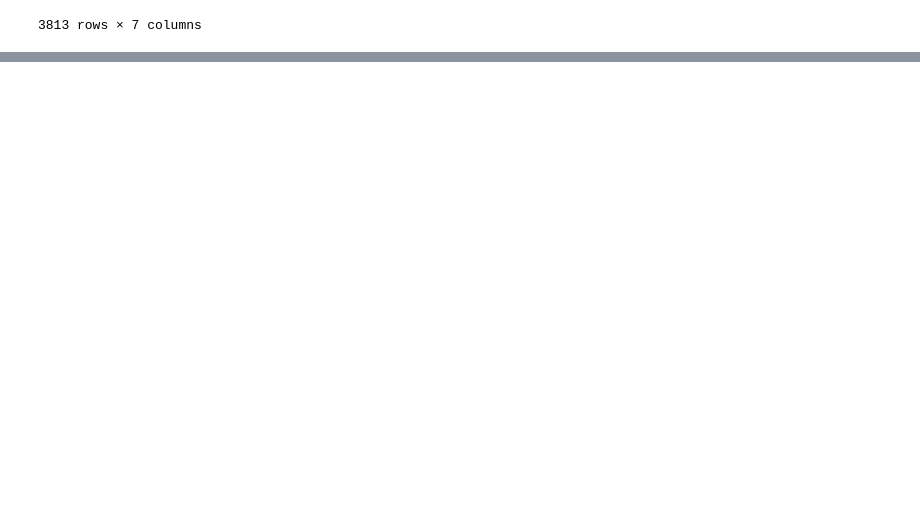
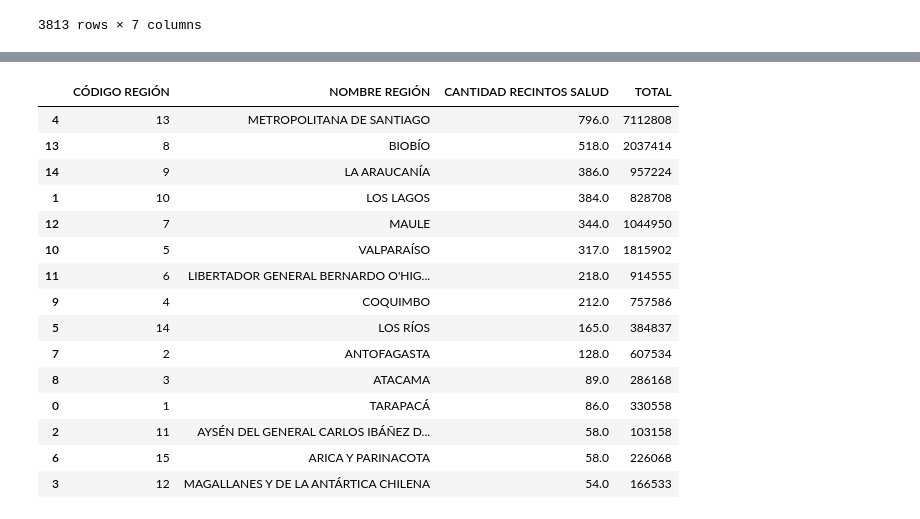
Before and after one commit to Utmite/imt2200-project, a Jupyter notebook: src/comunas_sin_hospital.ipynb, the cells around one changed output, grey strips where cells are left out. Drawn from its saved outputs; the diff is of its cells as text; code cells hidden in the pictures; blank space fills up the shorter version.

```diff
--- a/src/comunas_sin_hospital.ipynb
+++ b/src/comunas_sin_hospital.ipynb
@@ -77,0 +97,21 @@ comuna_sin_hospital
+# %%
+censo_x_comuna.loc[:,"TOTAL"] = censo_x_comuna.loc[:,"TOTAL"].str.replace(".", "").astype("int")
+pv = pd.pivot_table(censo_x_comuna, index=['CÓDIGO REGIÓN', 'NOMBRE REGIÓN'], values=['CANTIDAD RECINTOS SALUD', "TOTAL"],aggfunc=np.sum).reset_index()
+pv.sort_values(by="CANTIDAD RECINTOS SALUD", ascending=False)
+# %% [output]
+|  | CÓDIGO REGIÓN | NOMBRE REGIÓN | CANTIDAD RECINTOS SALUD | TOTAL |
+| 4 | 13 | METROPOLITANA DE SANTIAGO | 796.0 | 7112808 |
+| 13 | 8 | BIOBÍO | 518.0 | 2037414 |
+| 14 | 9 | LA ARAUCANÍA | 386.0 | 957224 |
+| 1 | 10 | LOS LAGOS | 384.0 | 828708 |
+| 12 | 7 | MAULE | 344.0 | 1044950 |
+| 10 | 5 | VALPARAÍSO | 317.0 | 1815902 |
+| 11 | 6 | LIBERTADOR GENERAL BERNARDO O'HIG... | 218.0 | 914555 |
+| 9 | 4 | COQUIMBO | 212.0 | 757586 |
+| 5 | 14 | LOS RÍOS | 165.0 | 384837 |
+| 7 | 2 | ANTOFAGASTA | 128.0 | 607534 |
+| 8 | 3 | ATACAMA | 89.0 | 286168 |
+| 0 | 1 | TARAPACÁ | 86.0 | 330558 |
+| 2 | 11 | AYSÉN DEL GENERAL CARLOS IBÁÑEZ D... | 58.0 | 103158 |
+| 6 | 15 | ARICA Y PARINACOTA | 58.0 | 226068 |
+| 3 | 12 | MAGALLANES Y DE LA ANTÁRTICA CHILENA | 54.0 | 166533 |
```
Also changed, not shown: parts of 6 cells of this notebook, 1 other file.
